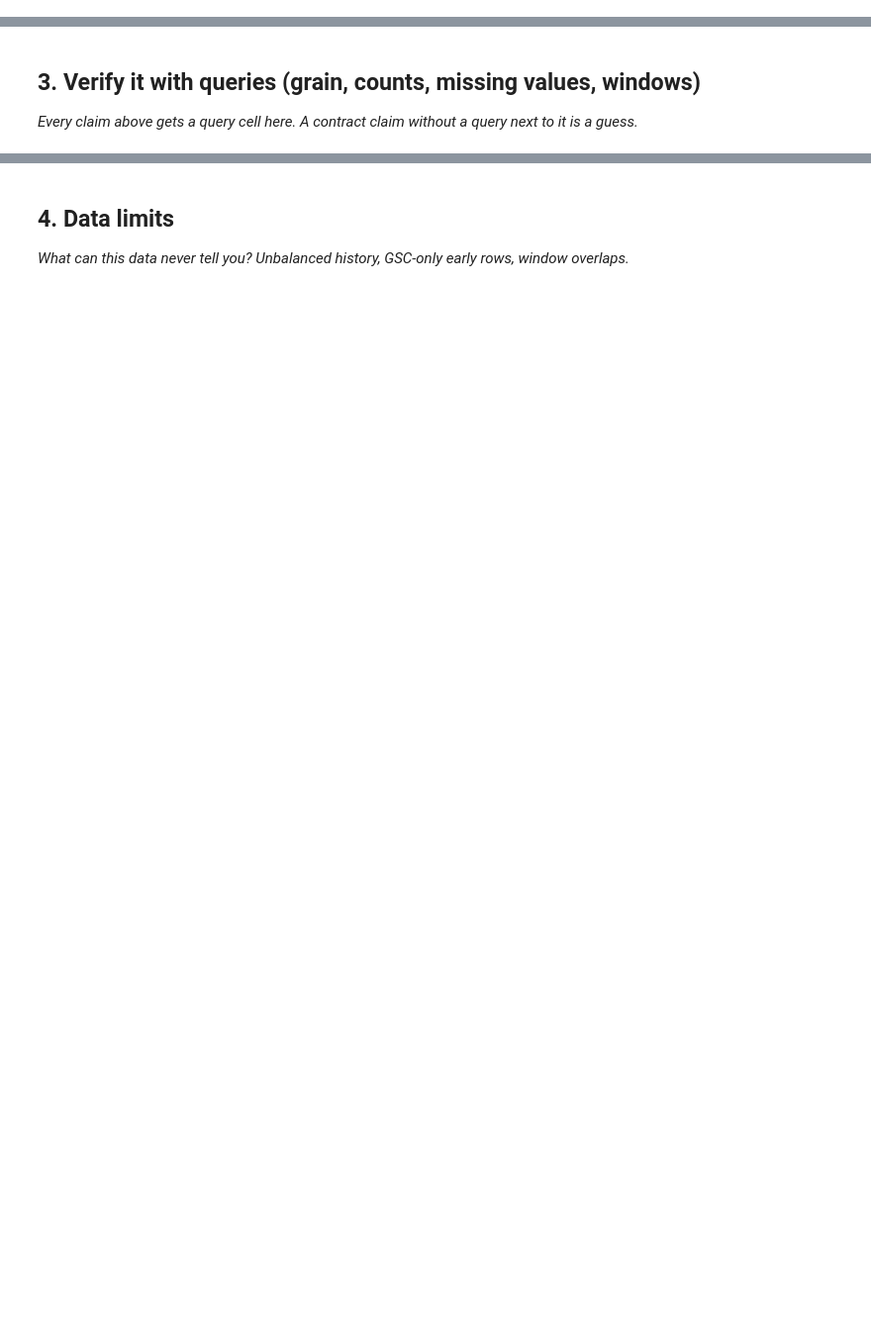
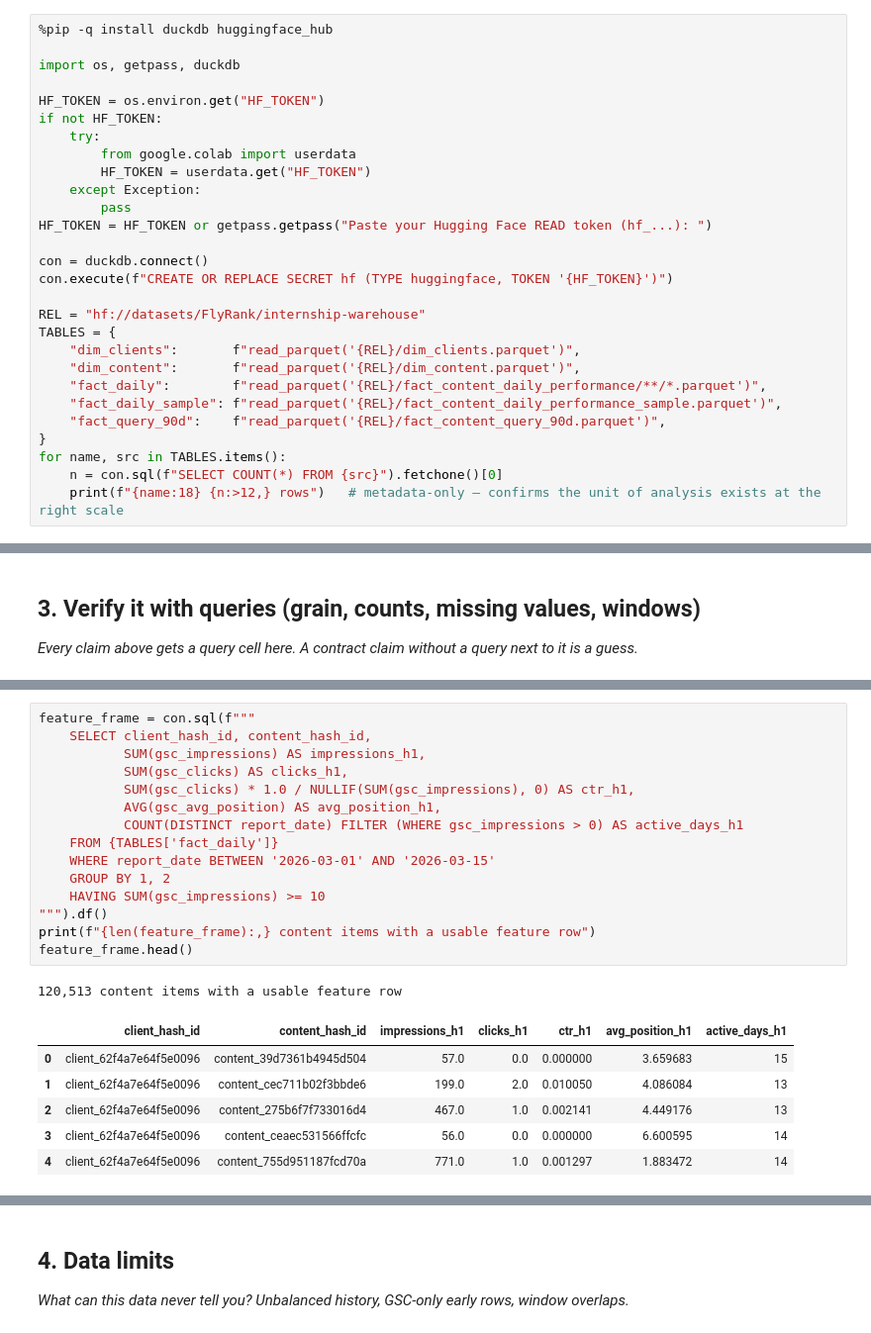
Before and after one commit to Szan-12345/FLYRANK-MACHINE-LEARNING, a Jupyter notebook: FLYRANK-MACHINE-LEARNING-main/work/notebooks/w03_data_contract.ipynb, the cells around one changed output, grey strips where cells are left out. Shown at 99% size. Drawn from its saved outputs; the diff is of its cells as text; blank space fills up the shorter version.

```diff
--- a/FLYRANK-MACHINE-LEARNING-main/work/notebooks/w03_data_contract.ipynb
+++ b/FLYRANK-MACHINE-LEARNING-main/work/notebooks/w03_data_contract.ipynb
@@ -15,0 +415,28 @@ This skeleton is yours to fill. Work the sections **in order** — each one has
+# %%
+%pip -q install duckdb huggingface_hub
+
+import os, getpass, duckdb
+
+HF_TOKEN = os.environ.get("HF_TOKEN")
+if not HF_TOKEN:
+    try:
+        from google.colab import userdata
+        HF_TOKEN = userdata.get("HF_TOKEN")
+    except Exception:
+        pass
+HF_TOKEN = HF_TOKEN or getpass.getpass("Paste your Hugging Face READ token (hf_...): ")
+
+con = duckdb.connect()
+con.execute(f"CREATE OR REPLACE SECRET hf (TYPE huggingface, TOKEN '{HF_TOKEN}')")
+
+REL = "hf://datasets/FlyRank/internship-warehouse"
+TABLES = {
+    "dim_clients":       f"read_parquet('{REL}/dim_clients.parquet')",
+    "dim_content":       f"read_parquet('{REL}/dim_content.parquet')",
+    "fact_daily":        f"read_parquet('{REL}/fact_content_daily_performance/**/*.parquet')",
+    "fact_daily_sample": f"read_parquet('{REL}/fact_content_daily_performance_sample.parquet')",
+    "fact_query_90d":    f"read_parquet('{REL}/fact_content_query_90d.parquet')",
+}
+for name, src in TABLES.items():
+    n = con.sql(f"SELECT COUNT(*) FROM {src}").fetchone()[0]
+    print(f"{name:18} {n:>12,} rows")   # metadata-only — confirms the unit of analysis exists at the right scale
@@ -29,0 +565,23 @@ This skeleton is yours to fill. Work the sections **in order** — each one has
+# %%
+feature_frame = con.sql(f"""
+    SELECT client_hash_id, content_hash_id,
+           SUM(gsc_impressions) AS impressions_h1,
+           SUM(gsc_clicks) AS clicks_h1,
+           SUM(gsc_clicks) * 1.0 / NULLIF(SUM(gsc_impressions), 0) AS ctr_h1,
+           AVG(gsc_avg_position) AS avg_position_h1,
+           COUNT(DISTINCT report_date) FILTER (WHERE gsc_impressions > 0) AS active_days_h1
+    FROM {TABLES['fact_daily']}
+    WHERE report_date BETWEEN '2026-03-01' AND '2026-03-15'
+    GROUP BY 1, 2
+    HAVING SUM(gsc_impressions) >= 10
+""").df()
+print(f"{len(feature_frame):,} content items with a usable feature row")
+feature_frame.head()
+# %% [output]
+120,513 content items with a usable feature row
+|  | client_hash_id | content_hash_id | impressions_h1 | clicks_h1 | ctr_h1 | avg_position_h1 | active_days_h1 |
+| 0 | client_62f4a7e64f5e0096 | content_39d7361b4945d504 | 57.0 | 0.0 | 0.000000 | 3.659683 | 15 |
+| 1 | client_62f4a7e64f5e0096 | content_cec711b02f3bbde6 | 199.0 | 2.0 | 0.010050 | 4.086084 | 13 |
+| 2 | client_62f4a7e64f5e0096 | content_275b6f7f733016d4 | 467.0 | 1.0 | 0.002141 | 4.449176 | 13 |
+| 3 | client_62f4a7e64f5e0096 | content_ceaec531566ffcfc | 56.0 | 0.0 | 0.000000 | 6.600595 | 14 |
+| 4 | client_62f4a7e64f5e0096 | content_755d951187fcd70a | 771.0 | 1.0 | 0.001297 | 1.883472 | 14 |
```
Also changed, not shown: parts of 44 cells of this notebook.
